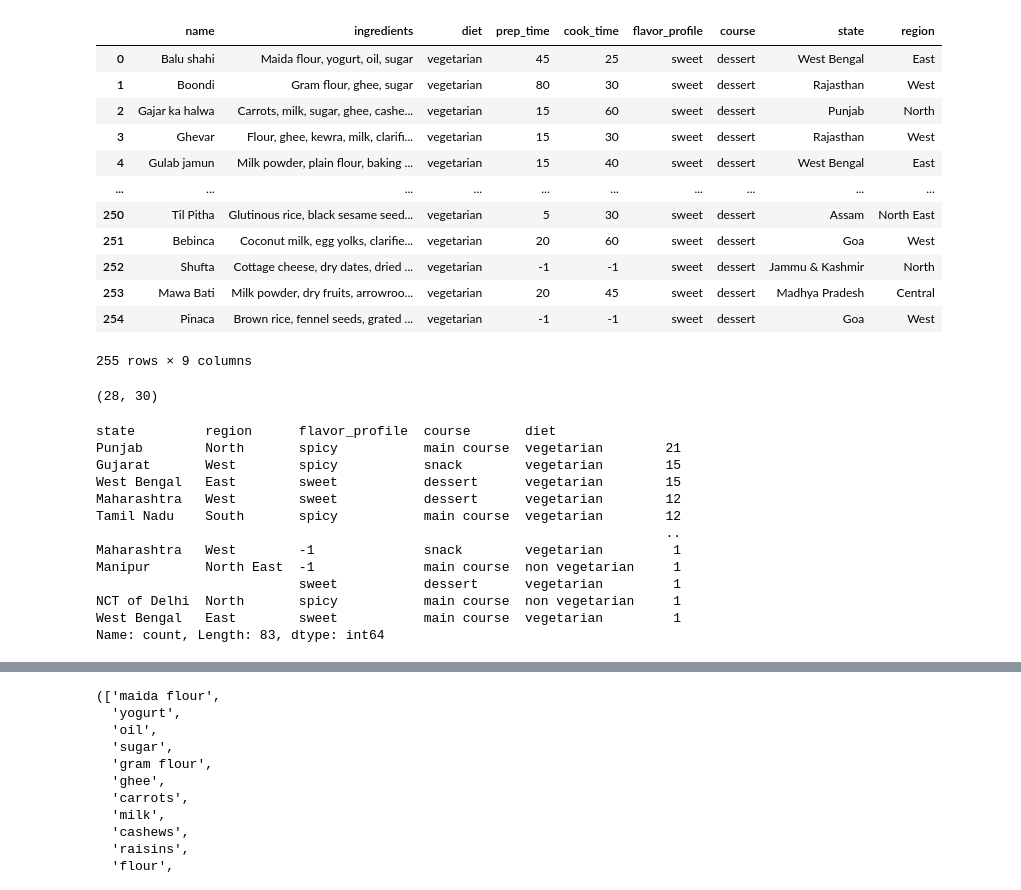
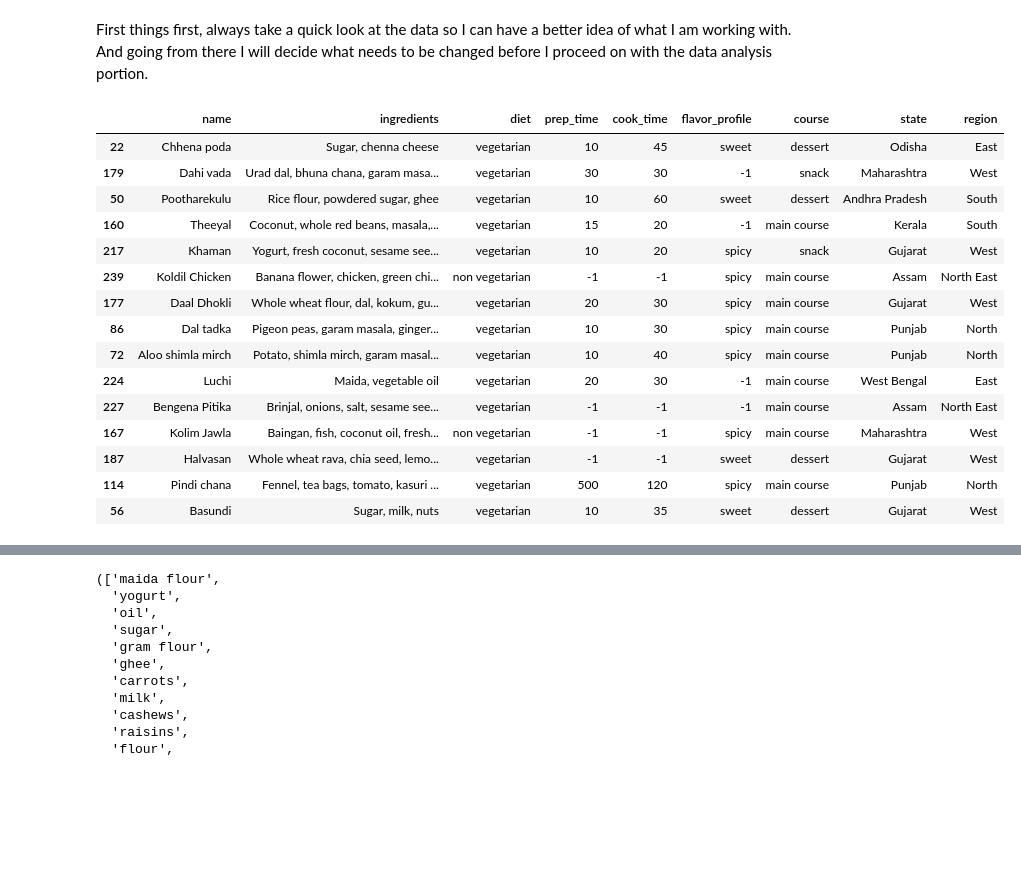
Before and after one commit to dmshakur/indian-food-data-analysis, a Jupyter notebook: notebooks/data_processing.ipynb, the cells around one changed output, grey strips where cells are left out. Drawn from its saved outputs; the diff is of its cells as text; code cells hidden in the pictures; blank space fills up the shorter version.

Commit message:
Worked a lot on the data processing notebook. Added more to the README.md.

```diff
--- a/notebooks/data_processing.ipynb
+++ b/notebooks/data_processing.ipynb
@@ -1,43 +1,34 @@
 # %%
 # Indian food soooo yummmy
 
+# Importing visualization and data handling libraries
+
 import matplotlib.pyplot as plt
+import pandas as pd
 import seaborn as sns
-import pandas as pd
+
+pd.set_option('display.max.rows', 100)
+pd.set_option('display.max_colwidth', 100)
+# %% [markdown]
+First things first, always take a quick look at the data so I can have a better idea of what I am working with.
+And going from there I will decide what needs to be changed before I proceed on with the data analysis portion.
 # %%
 df = pd.read_csv('../data/indian_food.csv')
-df
+df.sample(15)
 # %% [output]
 |  | name | ingredients | diet | prep_time | cook_time | flavor_profile | course | state | region |
-| 0 | Balu shahi | Maida flour, yogurt, oil, sugar | vegetarian | 45 | 25 | sweet | dessert | West Bengal | East |
-| 1 | Boondi | Gram flour, ghee, sugar | vegetarian | 80 | 30 | sweet | dessert | Rajasthan | West |
-| 2 | Gajar ka halwa | Carrots, milk, sugar, ghee, cashe... | vegetarian | 15 | 60 | sweet | dessert | Punjab | North |
-| 3 | Ghevar | Flour, ghee, kewra, milk, clarifi... | vegetarian | 15 | 30 | sweet | dessert | Rajasthan | West |
-| 4 | Gulab jamun | Milk powder, plain flour, baking ... | vegetarian | 15 | 40 | sweet | dessert | West Bengal | East |
-| ... | ... | ... | ... | ... | ... | ... | ... | ... | ... |
-| 250 | Til Pitha | Glutinous rice, black sesame seed... | vegetarian | 5 | 30 | sweet | dessert | Assam | North East |
-| 251 | Bebinca | Coconut milk, egg yolks, clarifie... | vegetarian | 20 | 60 | sweet | dessert | Goa | West |
-| 252 | Shufta | Cottage cheese, dry dates, dried ... | vegetarian | -1 | -1 | sweet | dessert | Jammu & Kashmir | North |
-| 253 | Mawa Bati | Milk powder, dry fruits, arrowroo... | vegetarian | 20 | 45 | sweet | dessert | Madhya Pradesh | Central |
-| 254 | Pinaca | Brown rice, fennel seeds, grated ... | vegetarian | -1 | -1 | sweet | dessert | Goa | West |
+| 22 | Chhena poda | Sugar, chenna cheese | vegetarian | 10 | 45 | sweet | dessert | Odisha | East |
+| 179 | Dahi vada | Urad dal, bhuna chana, garam masa... | vegetarian | 30 | 30 | -1 | snack | Maharashtra | West |
+| 50 | Pootharekulu | Rice flour, powdered sugar, ghee | vegetarian | 10 | 60 | sweet | dessert | Andhra Pradesh | South |
+| 160 | Theeyal | Coconut, whole red beans, masala,... | vegetarian | 15 | 20 | -1 | main course | Kerala | South |
+| 217 | Khaman | Yogurt, fresh coconut, sesame see... | vegetarian | 10 | 20 | spicy | snack | Gujarat | West |
+| 239 | Koldil Chicken | Banana flower, chicken, green chi... | non vegetarian | -1 | -1 | spicy | main course | Assam | North East |
+| 177 | Daal Dhokli | Whole wheat flour, dal, kokum, gu... | vegetarian | 20 | 30 | spicy | main course | Gujarat | West |
+| 86 | Dal tadka | Pigeon peas, garam masala, ginger... | vegetarian | 10 | 30 | spicy | main course | Punjab | North |
+| 72 | Aloo shimla mirch | Potato, shimla mirch, garam masal... | vegetarian | 10 | 40 | spicy | main course | Punjab | North |
+| 224 | Luchi | Maida, vegetable oil | vegetarian | 20 | 30 | -1 | main course | West Bengal | East |
+| 227 | Bengena Pitika | Brinjal, onions, salt, sesame see... | vegetarian | -1 | -1 | -1 | main course | Assam | North East |
+| 167 | Kolim Jawla | Baingan, fish, coconut oil, fresh... | non vegetarian | -1 | -1 | spicy | main course | Maharashtra | West |
+| 187 | Halvasan | Whole wheat rava, chia seed, lemo... | vegetarian | -1 | -1 | sweet | dessert | Gujarat | West |
+| 114 | Pindi chana | Fennel, tea bags, tomato, kasuri ... | vegetarian | 500 | 120 | spicy | main course | Punjab | North |
+| 56 | Basundi | Sugar, milk, nuts | vegetarian | 10 | 35 | sweet | dessert | Gujarat | West |
-255 rows × 9 columns
-# %%
-df['cook_time'][df['cook_time'] < 1].count(), df['prep_time'][df['prep_time'] < 1].count()
-# %% [output]
-(28, 30)
-# %%
-df[['state', 'region', 'flavor_profile', 'course', 'diet']].value_counts()
-# %% [output]
-state         region      flavor_profile  course       diet
-Punjab        North       spicy           main course  vegetarian        21
-Gujarat       West        spicy           snack        vegetarian        15
-West Bengal   East        sweet           dessert      vegetarian        15
-Maharashtra   West        sweet           dessert      vegetarian        12
-Tamil Nadu    South       spicy           main course  vegetarian        12
-                                                                         ..
-Maharashtra   West        -1              snack        vegetarian         1
-Manipur       North East  -1              main course  non vegetarian     1
-                          sweet           dessert      vegetarian         1
-NCT of Delhi  North       spicy           main course  non vegetarian     1
-West Bengal   East        sweet           main course  vegetarian         1
-Name: count, Length: 83, dtype: int64
```
Also changed, not shown: parts of 13 cells of this notebook, 1 other file.
